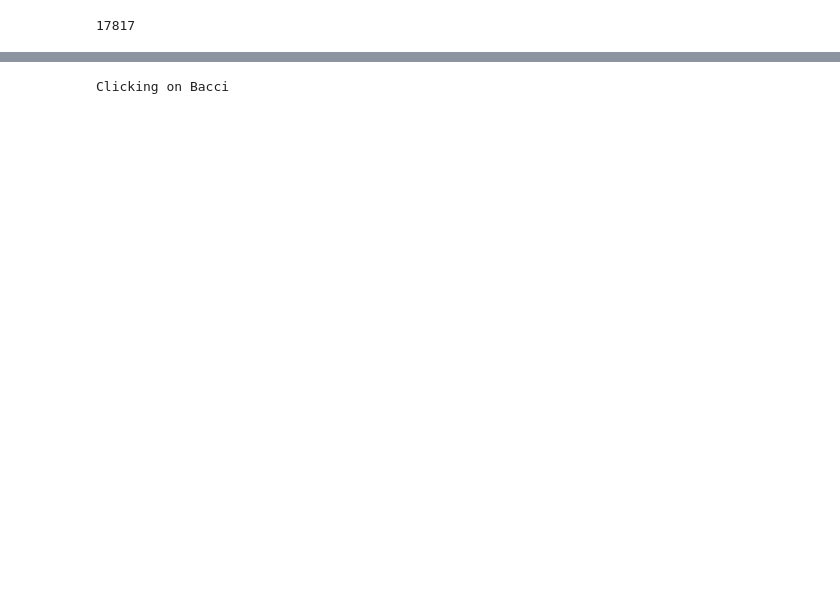
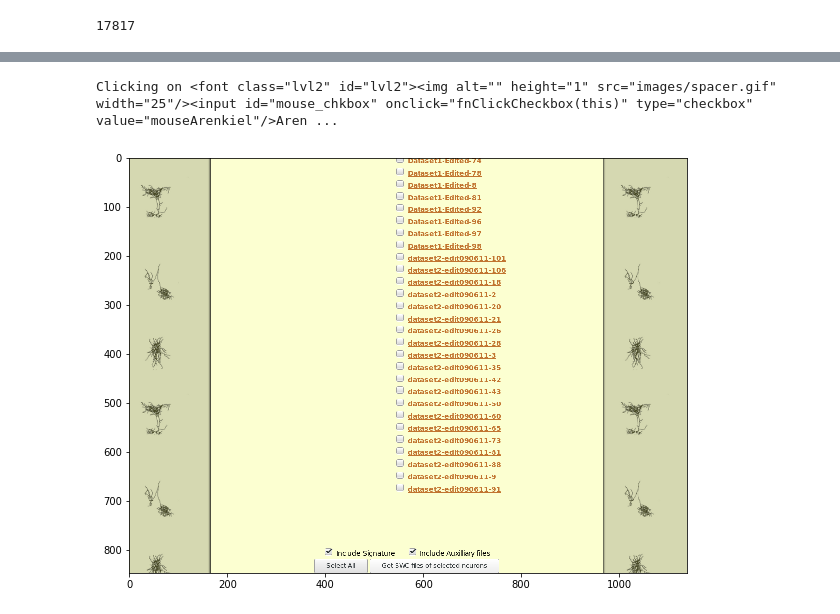
Before and after one commit to q0j0p/aibs, a Jupyter notebook: Data from other sources.ipynb, the cells around one changed output, grey strips where cells are left out. Drawn from its saved outputs; the diff is of its cells as text; code cells hidden in the pictures; blank space fills up the shorter version.

```diff
--- a/Data from other sources.ipynb
+++ b/Data from other sources.ipynb
@@ -175,8 +183,8 @@ scraper.driver.close()
 # %%
 previdnum = idnum
 scraper.driver.switch_to.window(scraper.driver.window_handles[0])
-idnum = 6
-print("Clicking on {}".format(source_name[idnum]))
+idnum = 4
+print("Clicking on {}".format(datasources[idnum]))
 scraper.driver.find_elements_by_id('mouse_chkbox')[previdnum].click()
 scraper.driver.find_elements_by_id('mouse_chkbox')[idnum].click()
 # Get selected files
@@ -188,4 +196,14 @@ scraper.driver.find_element_by_name('yes').click()
 time.sleep(10)
 scraper.driver.close()
 # %% [output]
-Clicking on Bacci
+Clicking on <font class="lvl2" id="lvl2"><img alt="" height="1" src="images/spacer.gif" width="25"/><input id="mouse_chkbox" onclick="fnClickCheckbox(this)" type="checkbox" value="mouseArenkiel"/>Aren ...
+# %%
+scraper.driver.switch_to.window(scraper.driver.window_handles[0])
+
+scraper.driver.get_screenshot_as_file(filename='sc.png')
+plt.figure(figsize=(10,10))
+img=mpimg.imread('sc.png')
+imgplot = plt.imshow(img)
+plt.show()
+# %% [output]
+[figure, added]
```
Also changed, not shown: parts of 27 cells of this notebook.
